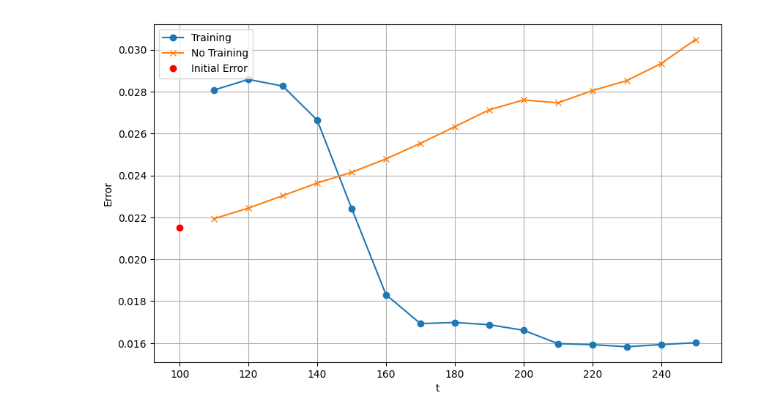
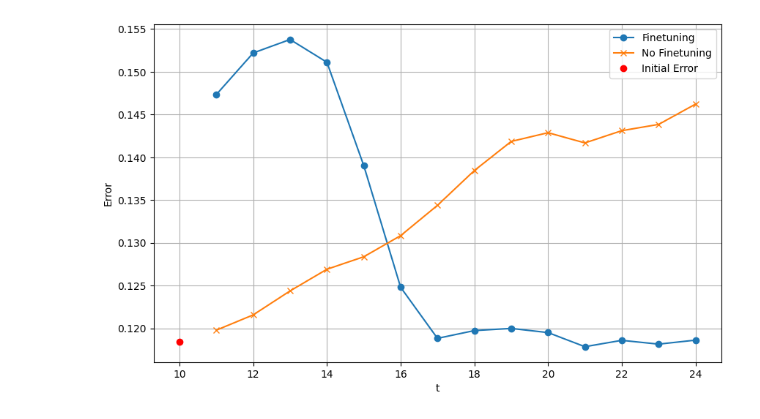
Before and after one commit to Laknath1996/RAG-exps, a Jupyter notebook: notebooks/2-toy.ipynb, the cells around one changed output. Saved outputs shown, nothing was run; the diff lists cells and outputs as text; code cells hidden in the pictures.

```diff
--- a/notebooks/2-toy.ipynb
+++ b/notebooks/2-toy.ipynb
@@ -49,10 +58,4 @@ class RNNCell(nn.Module):
         for layer in [self.i2h, self.h2o]:
             nn.init.xavier_uniform_(layer.weight)
             nn.init.zeros_(layer.bias)
-# %%
-num_epochs = 100
-hidden_size = 8
-criterion = nn.MSELoss()
-# %%
-X, Y = generate_sequence()
 # %%
@@ -129,16 +166,25 @@ def run_at_time(t, pretrained_state_dict, train=True):
 
     return error
+# %%
+hidden_size = 8
+num_pretrain_epochs = 100
+num_finetune_epochs = 100
+sample_rate = 10
+
+X, Y, t = generate_sequence(sf=sample_rate)
 # %%
-t_pretrain = 100
-t_list = np.arange(110, 250+1, 10)
+t_pretrain = 10
+t_list = np.arange(10+1, 25, 1)
+
 err_1_list = []
 err_2_list = []
 
-pretrained_state_dict, initial_error = pretrain(t_pretrain)
+pretrained_state_dict, initial_error = pretrain(t_pretrain, num_pretrain_epochs)
 
 for t in t_list:
-    err = run_at_time(t, pretrained_state_dict, train=True)
+    print(f"t = {t}")
+    err = run_at_time(t, t_pretrain, pretrained_state_dict, num_epochs=num_finetune_epochs, ignore_pretrained_data=False, train=True)
     err_1_list.append(err)
 
-    err = run_at_time(t, pretrained_state_dict, train=False)
+    err = run_at_time(t, t_pretrain, pretrained_state_dict, num_epochs=num_finetune_epochs, ignore_pretrained_data=False, train=False)
     err_2_list.append(err)
@@ -145,12 +206,12 @@ for t in t_list:
 # %%
 plt.figure(figsize=(10, 6))
-plt.plot(t_list, err_1_list, label='Training', marker='o')
-plt.plot(t_list, err_2_list, label='No Training', marker='x')
+plt.plot(t_list, err_1_list, label='Finetuning', marker='o')
+plt.plot(t_list, err_2_list, label='No Finetuning', marker='x')
 plt.plot([t_pretrain], [initial_error], 'ro', label='Initial Error')
 plt.xlabel('t')
 plt.ylabel('Error')
 plt.legend()
 plt.grid(True)
 plt.show()
 # %% [output]
-[figure, old version]
+[figure, new version]
```
Also changed, not shown: parts of 5 cells of this notebook.
